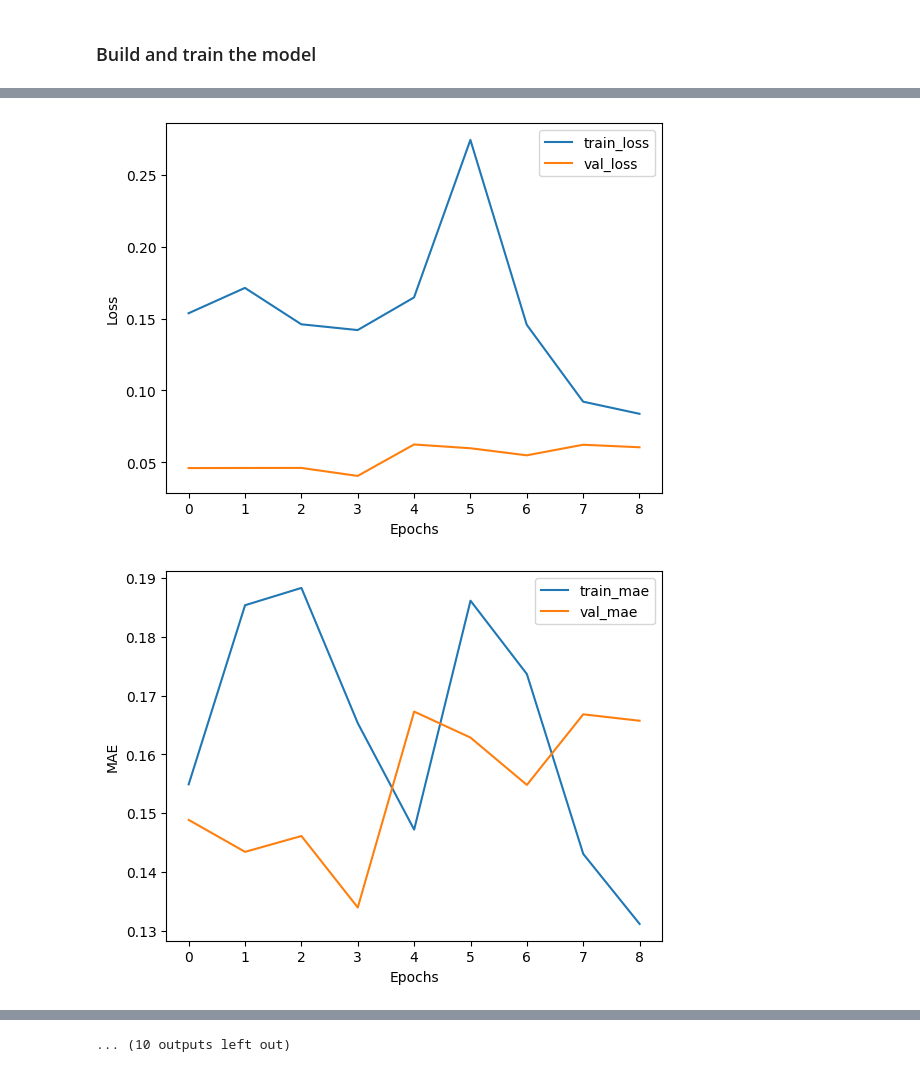
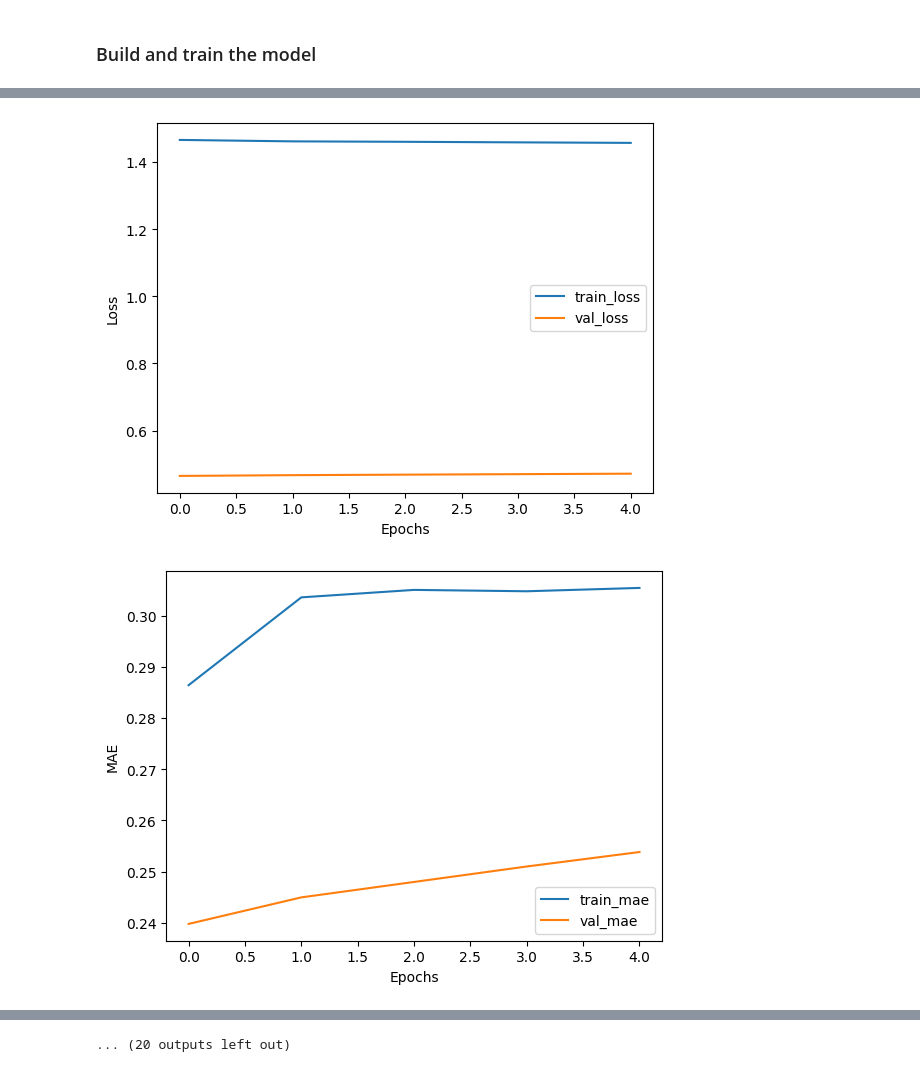
Before and after one commit to kaysho/MSc-Thesis, a Jupyter notebook: Multi_Modal_Model.ipynb, the cells around one changed output, grey strips where cells are left out. Drawn from its saved outputs; the diff is of its cells as text; code cells hidden in the pictures.

Commit message:
Complete implemetation with test

```diff
--- a/Multi_Modal_Model.ipynb
+++ b/Multi_Modal_Model.ipynb
@@ -453,12 +325,13 @@ X_test, y_test = X[int(n*0.9):], y[int(n*0.9):]
 # %% [markdown]
 ### Utility methods
 # %%
-def plot_training_history(history):
+def plot_training_history(history, name):
     plt.plot(history.history['loss'], label='train_loss')
     plt.plot(history.history['val_loss'], label='val_loss')
     plt.xlabel('Epochs')
     plt.ylabel('Loss')
     plt.legend()
+    plt.savefig(f'{name}_loss_plot.png')  # Save the loss plot
     plt.show()
 
     plt.plot(history.history['mean_absolute_error'], label='train_mae')
@@ -466,13 +339,14 @@ def plot_training_history(history):
     plt.xlabel('Epochs')
     plt.ylabel('MAE')
     plt.legend()
+    plt.savefig(f'{name}_mae_plot.png')  # Save the MAE plot
     plt.show()
 # %%
-EPOCHS = 20
+EPOCHS = 50
 # %%
 def compile_and_fit(model, x, y, epochs=EPOCHS, patience=5):
     early_stopping = tf.keras.callbacks.EarlyStopping(monitor='val_loss', patience=patience, mode='min')
-    model.compile(loss=tf.losses.MeanSquaredError(), optimizer=tf.optimizers.Adam(), metrics=[tf.metrics.MeanAbsoluteError()])
+    model.compile(loss=tf.losses.MeanSquaredError(), optimizer=tf.optimizers.Adam(learning_rate=0.0001), metrics=[tf.metrics.MeanAbsoluteError()])
     history = model.fit(x, y, epochs= epochs,batch_size=32, validation_split=0.33,shuffle=False, callbacks=[early_stopping])
     return history
 # %% [markdown]
@@ -562,8 +434,8 @@ base_model_11.add(LSTM(units=64,activation='relu', input_shape=(X_train.shape[1]
 base_model_11.add(LSTM(units=32,activation='relu', return_sequences=False))
 base_model_11.add(Dropout(0.2))
 base_model_11.add(Dense(y_train.shape[1]))
-cp = ModelCheckpoint('model1/', save_best_only=True)
-base_model_11.compile(loss=MeanSquaredError(), optimizer=Adam(learning_rate=0.0001), metrics=[RootMeanSquaredError()])
+# cp = ModelCheckpoint('model1/', save_best_only=True)
+# base_model_11.compile(loss=MeanSquaredError(), optimizer=Adam(learning_rate=0.0001), metrics=[RootMeanSquaredError()])
 # %%
 base_model_12 = Sequential()
 base_model_12.add(LSTM(64,activation='relu', input_shape=(X_train.shape[1], X_train.shape[2]),return_sequences=True))
@@ -589,22 +461,30 @@ models = [
 # %%
 from sklearn.metrics import mean_absolute_error, mean_squared_error
 # %%
-# Iterate through models, train, and evaluate
-for model_name, build_model_fn in models:
-    print(f"Training {model_name}...")
-    history = compile_and_fit(build_model_fn,X_train,y_train)
-    plot_training_history(history)
-    # history.model = build_model_fn(X_train.shape[1:], 1)  # Output dimension is 1 for regression
-    history.model.fit(X_train, y_train, epochs=10, batch_size=32, verbose=0)
+# Specify the file path
+file_path = "experiment.txt"  # Replace with your desired file path
+epoch = [5,10,30,50,80,100,250,500,800,1000,1200,1500,2000,2500]
+for e in epoch:
+    # Iterate through models, train, and evaluate
+    for model_name, build_model_fn in models:
+        print(f"Training {model_name}...")
+        history = compile_and_fit(build_model_fn,X_train,y_train, epochs=e)
+        name = f"{model_name}_{e}"
+        plot_training_history(history,name)
+        # history.model = build_model_fn(X_train.shape[1:], 1)  # Output dimension is 1 for regression
+        # history.model.fit(X_train, y_train, epochs=10, batch_size=32, verbose=0)
 
-    y_pred = history.model.predict(X_test)
+        y_pred = history.model.predict(X_test)
+        # Calculate MAE and MSE
+        mae = mean_absolute_error(y_test, y_pred)
+        mse = mean_squared_error(y_test, y_pred)
 
-    # Calculate MAE and MSE
-    mae = mean_absolute_error(y_test, y_pred)
-    mse = mean_squared_error(y_test, y_pred)
+        report = f"At epoch {e} {model_name} has MAE: {mae} and MSE {mse}\n "
+        with open(file_path, 'a') as file:
+            file.write("\n" + report)
 
-    print(f"{model_name} MAE: {mae}")
-    print(f"{model_name} MSE: {mse}")
-    print("=" * 50)
+        print(f"{model_name} MAE: {mae}")
+        print(f"{model_name} MSE: {mse}")
+        print("=" * 50)
 # %% [output]
 Training Vanilla LSTM layer...
@@ -629,2 +501,2 @@ Epoch 9/20
-[figure, old version]
+[figure, new version]
-[figure, old version]
+[figure, new version]
@@ -688 +554 @@ Epoch 6/20
-... (10 outputs left out)
+... (20 outputs left out)
```
Also changed, not shown: parts of 82 cells of this notebook, 10 other files.
